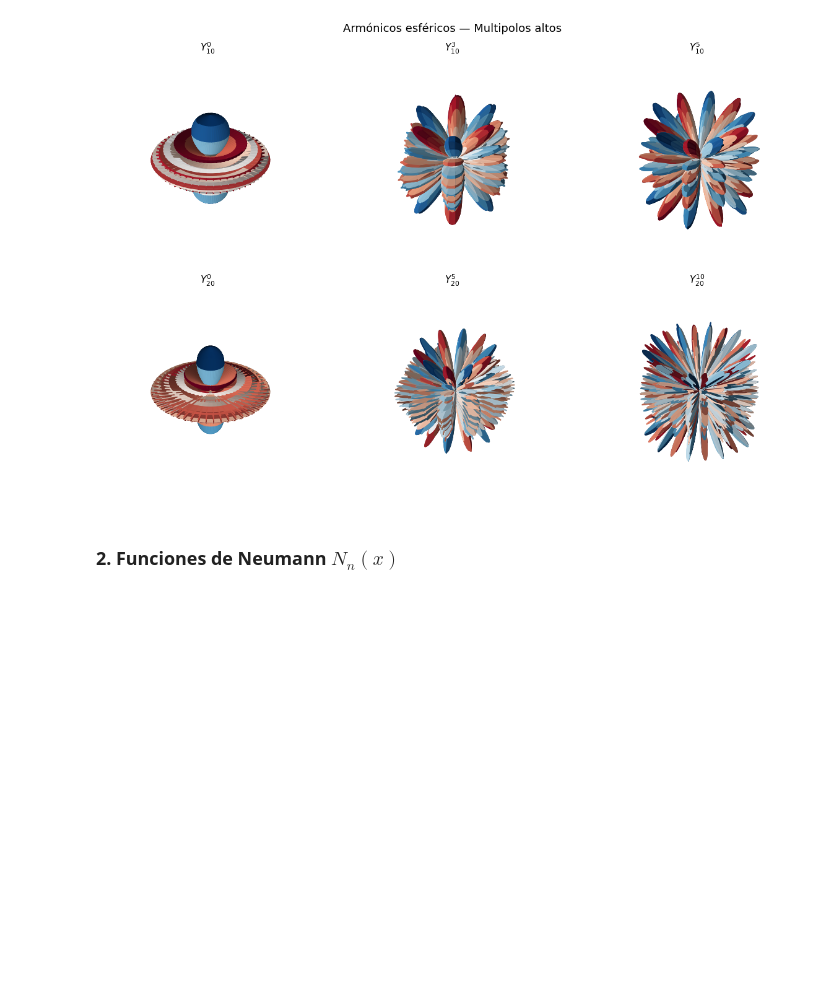
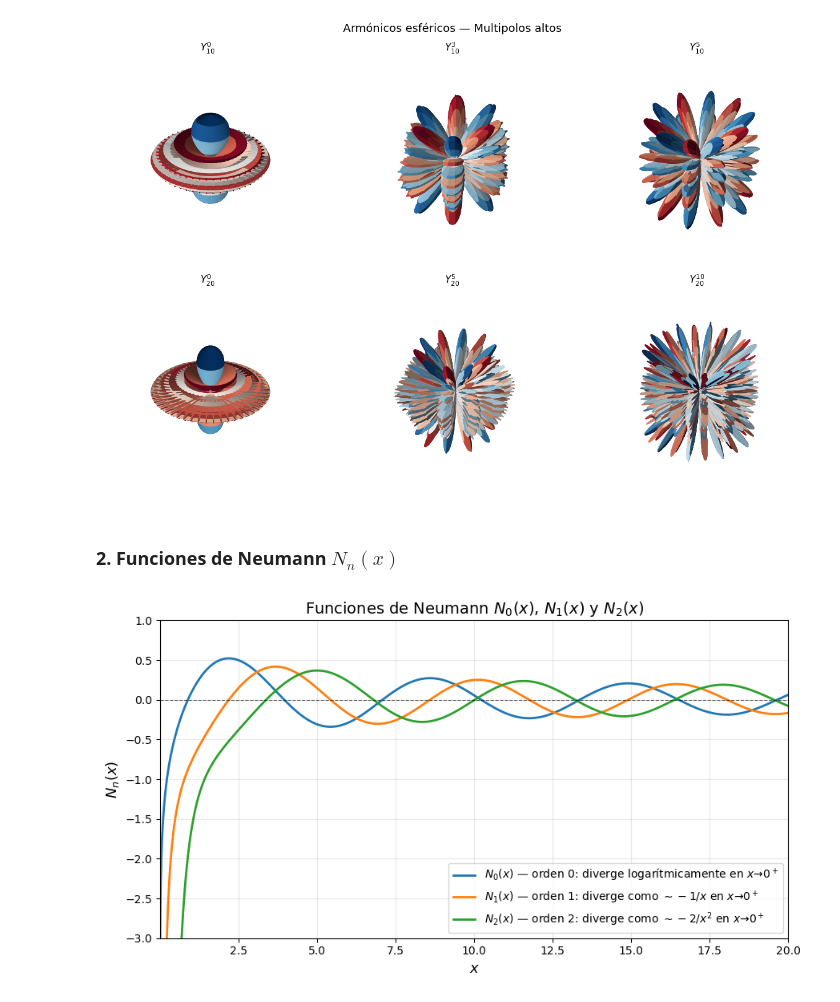
Before and after one commit to pinzodyssey/MetMat, a Jupyter notebook: Bono.ipynb, the cells around one changed output. Drawn from its saved outputs; the diff is of its cells as text; code cells hidden in the pictures; blank space fills up the shorter version.

```diff
--- a/Bono.ipynb
+++ b/Bono.ipynb
@@ -118,0 +121,45 @@ plt.show()
+# %%
+# Sección 2: Funciones de Neumann N_n(x)
+
+# Las funciones de Neumann (también conocidas como funciones de Bessel de segunda especie)
+# son la segunda solución linealmente independiente de la ecuación de Bessel de orden n:
+#       x^2 * y'' + x * y' + (x^2 - n^2) * y = 0
+# Se caracterizan por:
+#   - Divergencia logarítmica en x -> 0+
+#   - Comportamiento oscilatorio para x grande con amplitud
+
+
+x = np.linspace(0.01, 20, 2000) #rango solicitado
+
+
+N0 = yn(0, x)   # orden 0
+N1 = yn(1, x)   # orden 1
+N2 = yn(2, x)   # orden 2
+
+
+fig, ax = plt.subplots(figsize=(9, 5))
+
+ax.plot(x, N0, color='tab:blue',   lw=2.0,
+        label=r'$N_0(x)$ — orden 0: diverge logarítmicamente en $x \to 0^+$')
+ax.plot(x, N1, color='tab:orange', lw=2.0,
+        label=r'$N_1(x)$ — orden 1: diverge como $\sim -1/x$ en $x \to 0^+$')
+ax.plot(x, N2, color='tab:green',  lw=2.0,
+        label=r'$N_2(x)$ — orden 2: diverge como $\sim -2/x^2$ en $x \to 0^+$')
+
+
+ax.axhline(0, color='black', lw=0.8, ls='--', alpha=0.6)
+ax.axvline(x=0.01, color='gray', lw=0.8, ls=':', alpha=0.6)
+
+ax.set_xlim(0.01, 20)
+ax.set_ylim(-3, 1)
+ax.set_xlabel(r'$x$', fontsize=13)
+ax.set_ylabel(r'$N_n(x)$', fontsize=13)
+ax.set_title('Funciones de Neumann $N_0(x)$, $N_1(x)$ y $N_2(x)$', fontsize=14)
+ax.legend(fontsize=10, loc='lower right')
+ax.grid(True, alpha=0.3)
+
+plt.tight_layout()
+plt.savefig('neumann.png', dpi=150, bbox_inches='tight')
+plt.show()
+# %% [output]
+[figure, added]
```
Also changed, not shown: parts of 2 cells of this notebook.
